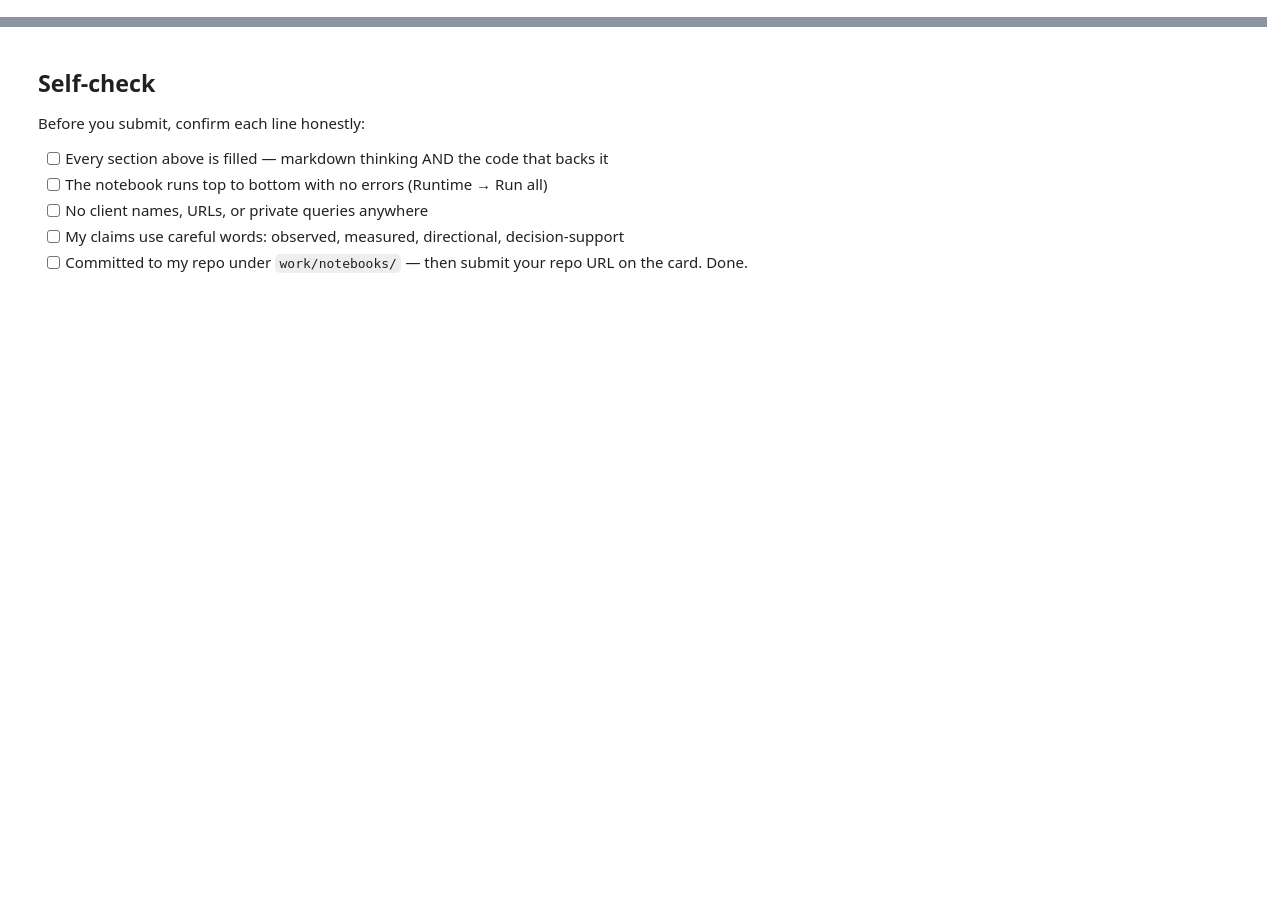
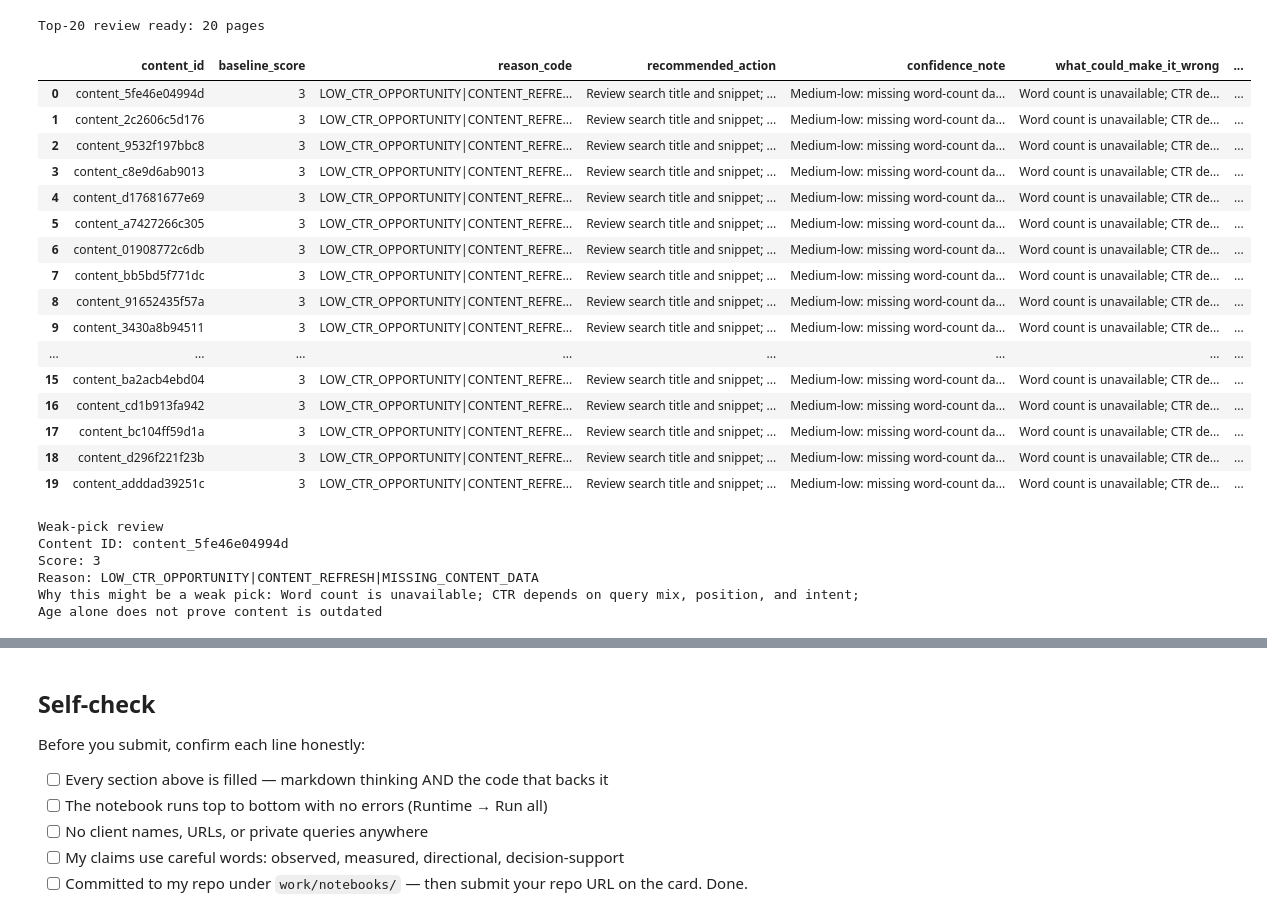
Before and after one commit to vishalseries7030/flyrank-ml-internship, a Jupyter notebook: work/notebooks/w04_baseline_score.ipynb, the cells around one changed output, grey strips where cells are left out. Cells and saved outputs as stored; diff of their text form; code cells hidden in the pictures; blank space fills up the shorter version.

```diff
--- a/work/notebooks/w04_baseline_score.ipynb
+++ b/work/notebooks/w04_baseline_score.ipynb
@@ -36,0 +617,62 @@ This skeleton is yours to fill. Work the sections **in order** — each one has
+# %%
+# ML-07: Top-20 review table
+top20_review = baseline.head(20).copy()
+
+review_columns = [
+    "content_id",
+    "baseline_score",
+    "reason_code",
+    "recommended_action",
+    "confidence_note",
+    "what_could_make_it_wrong",
+    "impressions_90d",
+    "ctr",
+    "avg_position",
+    "content_age_days",
+    "days_since_last_update",
+    "word_count",
+]
+
+# Verify the review table has 20 rows and all required review fields
+assert len(top20_review) == 20
+assert top20_review["recommended_action"].notna().all()
+assert top20_review["reason_code"].notna().all()
+assert top20_review["confidence_note"].notna().all()
+assert top20_review["what_could_make_it_wrong"].notna().all()
+
+print("Top-20 review ready:", len(top20_review), "pages")
+display(top20_review[review_columns])
+
+# Inspect a potential weak pick:
+# a high score is not proof that a page should definitely be changed.
+weak_pick = top20_review.iloc[0]
+
+print("\nWeak-pick review")
+print("Content ID:", weak_pick["content_id"])
+print("Score:", weak_pick["baseline_score"])
+print("Reason:", weak_pick["reason_code"])
+print("Why this might be a weak pick:", weak_pick["what_could_make_it_wrong"])
+# %% [output]
+Top-20 review ready: 20 pages
+|  | content_id | baseline_score | reason_code | recommended_action | confidence_note | what_could_make_it_wrong | ... |
+| 0 | content_5fe46e04994d | 3 | LOW_CTR_OPPORTUNITY|CONTENT_REFRE... | Review search title and snippet; ... | Medium-low: missing word-count da... | Word count is unavailable; CTR de... | ... |
+| 1 | content_2c2606c5d176 | 3 | LOW_CTR_OPPORTUNITY|CONTENT_REFRE... | Review search title and snippet; ... | Medium-low: missing word-count da... | Word count is unavailable; CTR de... | ... |
+| 2 | content_9532f197bbc8 | 3 | LOW_CTR_OPPORTUNITY|CONTENT_REFRE... | Review search title and snippet; ... | Medium-low: missing word-count da... | Word count is unavailable; CTR de... | ... |
+| 3 | content_c8e9d6ab9013 | 3 | LOW_CTR_OPPORTUNITY|CONTENT_REFRE... | Review search title and snippet; ... | Medium-low: missing word-count da... | Word count is unavailable; CTR de... | ... |
+| 4 | content_d17681677e69 | 3 | LOW_CTR_OPPORTUNITY|CONTENT_REFRE... | Review search title and snippet; ... | Medium-low: missing word-count da... | Word count is unavailable; CTR de... | ... |
+| 5 | content_a7427266c305 | 3 | LOW_CTR_OPPORTUNITY|CONTENT_REFRE... | Review search title and snippet; ... | Medium-low: missing word-count da... | Word count is unavailable; CTR de... | ... |
+| 6 | content_01908772c6db | 3 | LOW_CTR_OPPORTUNITY|CONTENT_REFRE... | Review search title and snippet; ... | Medium-low: missing word-count da... | Word count is unavailable; CTR de... | ... |
+| 7 | content_bb5bd5f771dc | 3 | LOW_CTR_OPPORTUNITY|CONTENT_REFRE... | Review search title and snippet; ... | Medium-low: missing word-count da... | Word count is unavailable; CTR de... | ... |
+| 8 | content_91652435f57a | 3 | LOW_CTR_OPPORTUNITY|CONTENT_REFRE... | Review search title and snippet; ... | Medium-low: missing word-count da... | Word count is unavailable; CTR de... | ... |
+| 9 | content_3430a8b94511 | 3 | LOW_CTR_OPPORTUNITY|CONTENT_REFRE... | Review search title and snippet; ... | Medium-low: missing word-count da... | Word count is unavailable; CTR de... | ... |
+| ... | ... | ... | ... | ... | ... | ... | ... |
+| 15 | content_ba2acb4ebd04 | 3 | LOW_CTR_OPPORTUNITY|CONTENT_REFRE... | Review search title and snippet; ... | Medium-low: missing word-count da... | Word count is unavailable; CTR de... | ... |
+| 16 | content_cd1b913fa942 | 3 | LOW_CTR_OPPORTUNITY|CONTENT_REFRE... | Review search title and snippet; ... | Medium-low: missing word-count da... | Word count is unavailable; CTR de... | ... |
+| 17 | content_bc104ff59d1a | 3 | LOW_CTR_OPPORTUNITY|CONTENT_REFRE... | Review search title and snippet; ... | Medium-low: missing word-count da... | Word count is unavailable; CTR de... | ... |
+| 18 | content_d296f221f23b | 3 | LOW_CTR_OPPORTUNITY|CONTENT_REFRE... | Review search title and snippet; ... | Medium-low: missing word-count da... | Word count is unavailable; CTR de... | ... |
+| 19 | content_adddad39251c | 3 | LOW_CTR_OPPORTUNITY|CONTENT_REFRE... | Review search title and snippet; ... | Medium-low: missing word-count da... | Word count is unavailable; CTR de... | ... |
+Weak-pick review
+Content ID: content_5fe46e04994d
+Score: 3
+Reason: LOW_CTR_OPPORTUNITY|CONTENT_REFRESH|MISSING_CONTENT_DATA
+Why this might be a weak pick: Word count is unavailable; CTR depends on query mix, position, and intent; Age alone does not prove content is outdated
```
Also changed, not shown: parts of 21 cells of this notebook.
